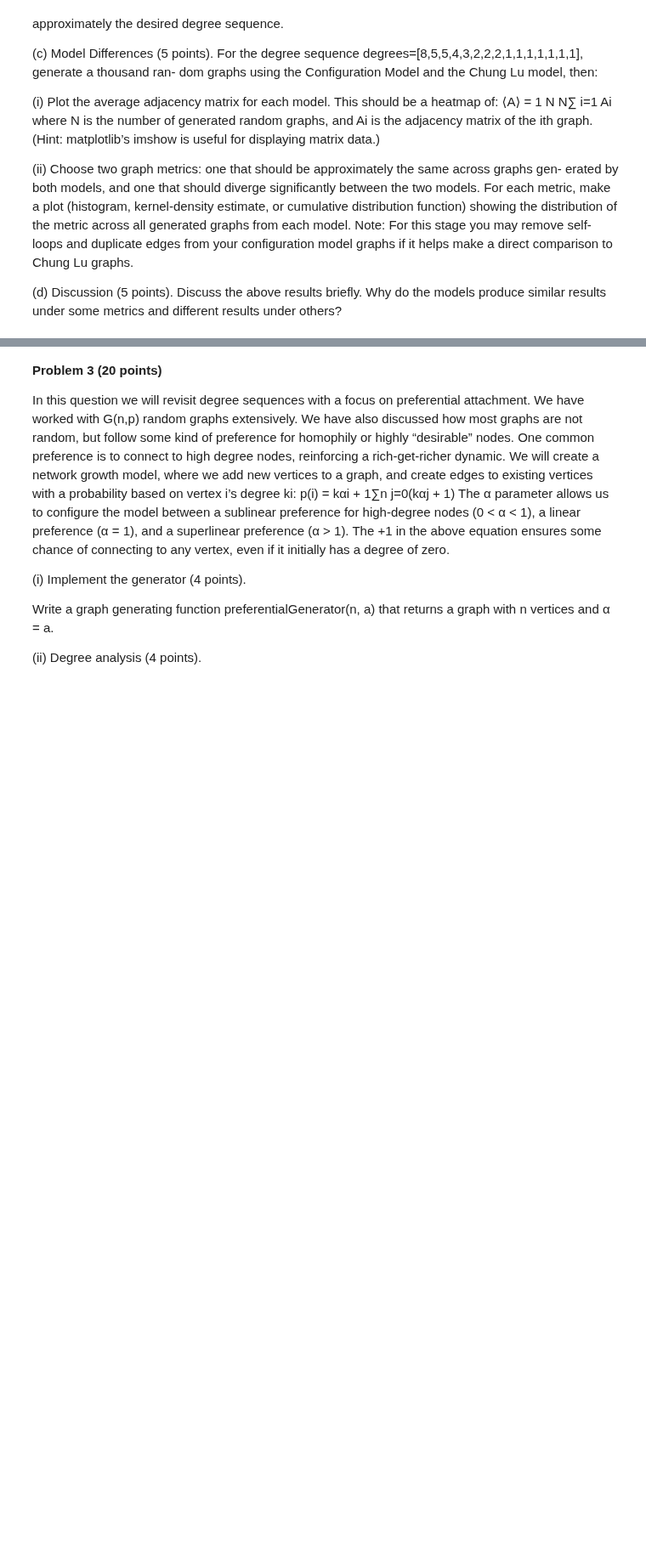
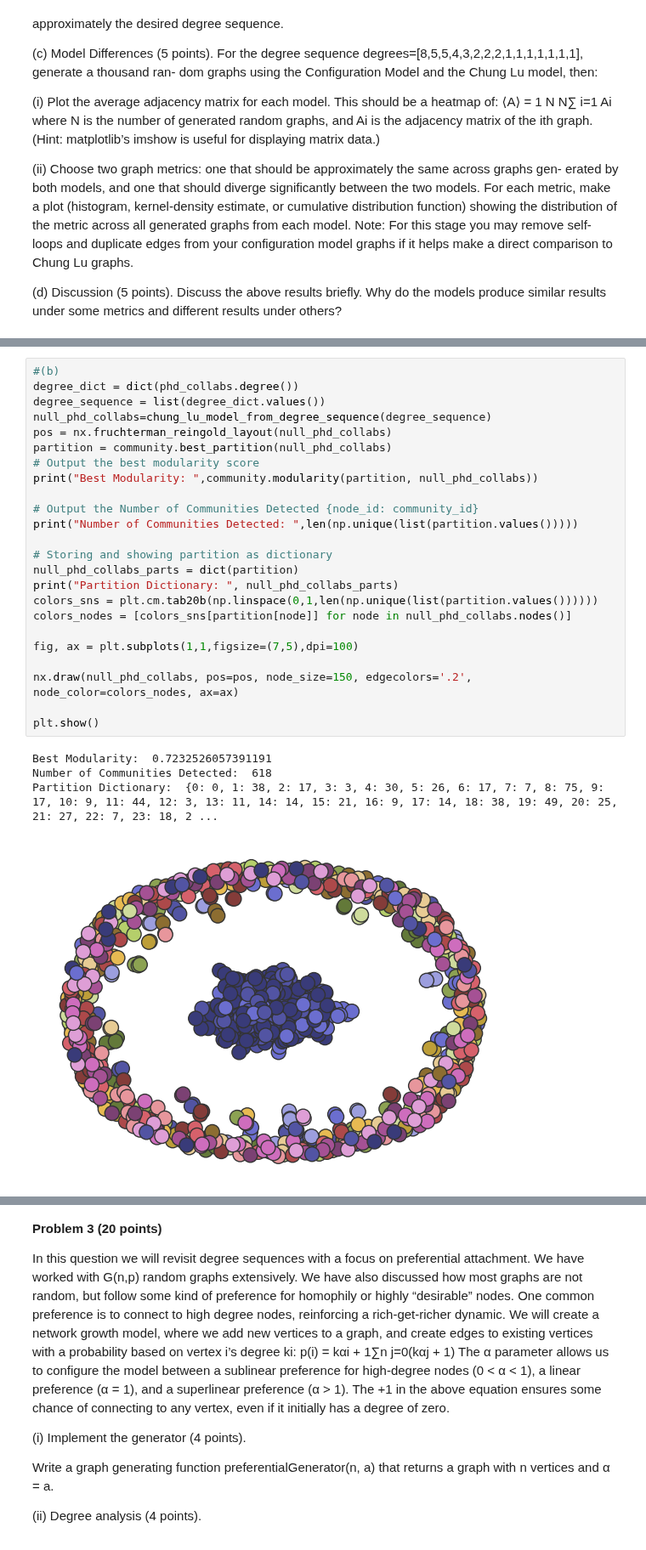
Before and after one commit to rhughes74/Assignments, a Jupyter notebook: 5051/Assignment_2/assignment02.ipynb, the cells around one changed output, grey strips where cells are left out. Shown at 85% size. Saved outputs shown, nothing was run; the diff lists cells and outputs as text; blank space fills up the shorter version.

```diff
--- a/5051/Assignment_2/assignment02.ipynb
+++ b/5051/Assignment_2/assignment02.ipynb
@@ -300,0 +555,29 @@ Your solution here...
+# %%
+#(b)
+degree_dict = dict(phd_collabs.degree())
+degree_sequence = list(degree_dict.values())
+null_phd_collabs=chung_lu_model_from_degree_sequence(degree_sequence)
+pos = nx.fruchterman_reingold_layout(null_phd_collabs)
+partition = community.best_partition(null_phd_collabs)
+# Output the best modularity score
+print("Best Modularity: ",community.modularity(partition, null_phd_collabs))
+
+# Output the Number of Communities Detected {node_id: community_id}
+print("Number of Communities Detected: ",len(np.unique(list(partition.values()))))
+
+# Storing and showing partition as dictionary
+null_phd_collabs_parts = dict(partition)
+print("Partition Dictionary: ", null_phd_collabs_parts)
+colors_sns = plt.cm.tab20b(np.linspace(0,1,len(np.unique(list(partition.values())))))
+colors_nodes = [colors_sns[partition[node]] for node in null_phd_collabs.nodes()]
+
+fig, ax = plt.subplots(1,1,figsize=(7,5),dpi=100)
+
+nx.draw(null_phd_collabs, pos=pos, node_size=150, edgecolors='.2', node_color=colors_nodes, ax=ax)
+
+plt.show()
+# %% [output]
+Best Modularity:  0.7232526057391191
+Number of Communities Detected:  618
+Partition Dictionary:  {0: 0, 1: 38, 2: 17, 3: 3, 4: 30, 5: 26, 6: 17, 7: 7, 8: 75, 9: 17, 10: 9, 11: 44, 12: 3, 13: 11, 14: 14, 15: 21, 16: 9, 17: 14, 18: 38, 19: 49, 20: 25, 21: 27, 22: 7, 23: 18, 2 ...
+[figure, added]
```
Also changed, not shown: parts of 17 cells of this notebook, 3 other files.
